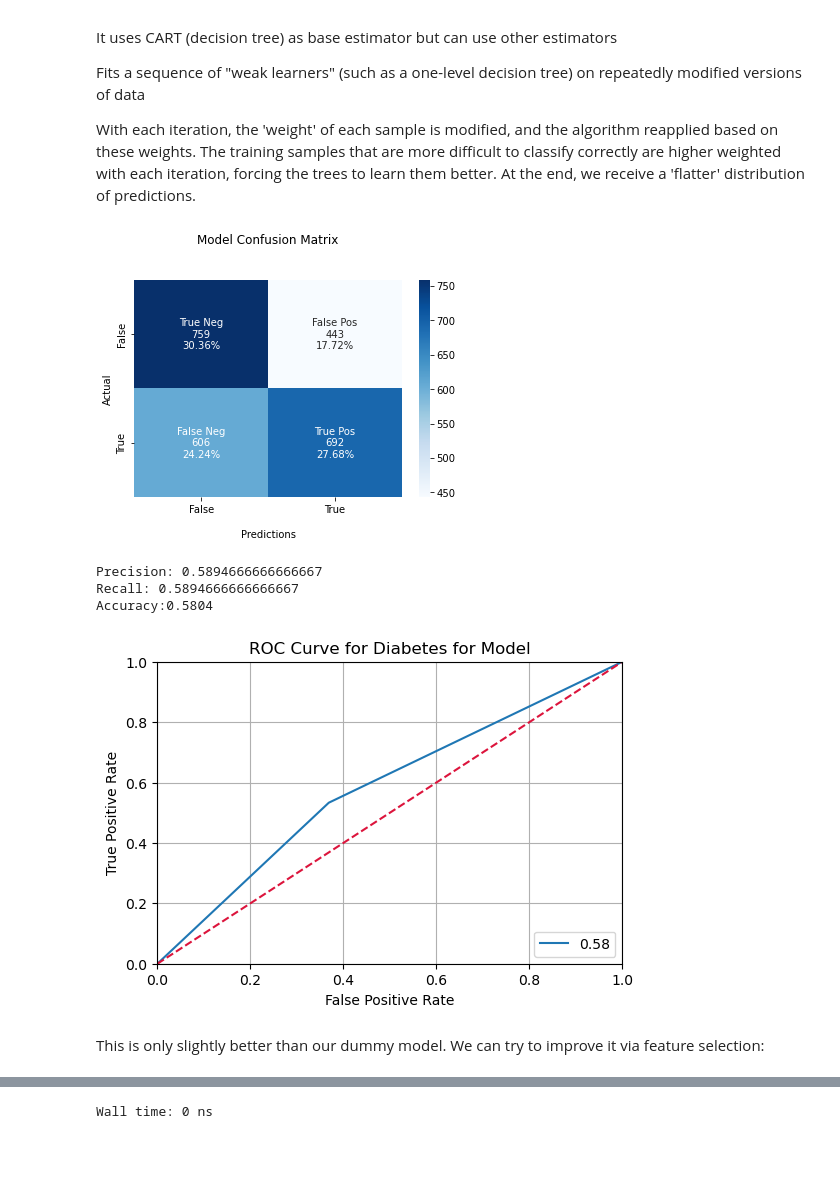
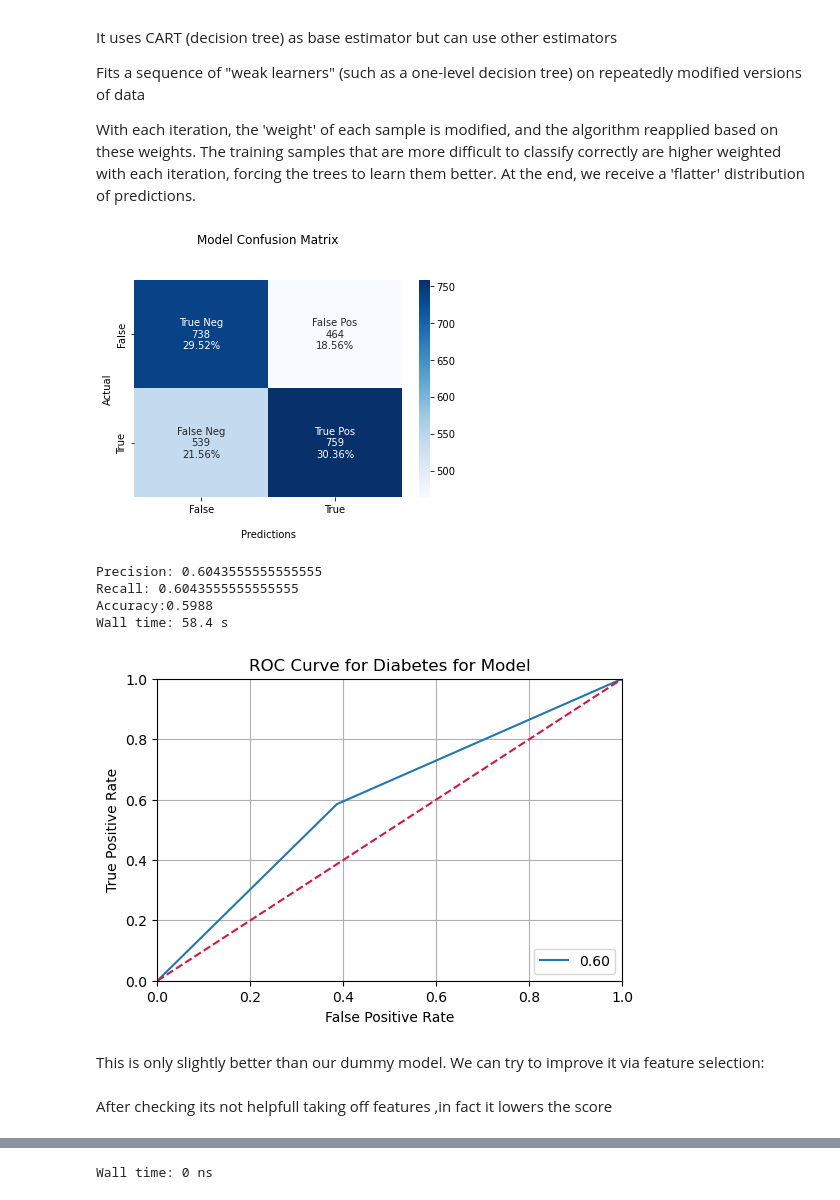
Before and after one commit to Aviost111/fashion_MNIST, a Jupyter notebook: cats__dogs_2_2.ipynb, the cells around one changed output, grey strips where cells are left out. Cells and saved outputs as stored; diff of their text form; code cells hidden in the pictures; blank space fills up the shorter version.

```diff
--- a/cats__dogs_2_2.ipynb
+++ b/cats__dogs_2_2.ipynb
@@ -191,3 +190,11 @@ print(" Shape of y_test = ", y_test2.shape)
  Shape of X_test =  (2500, 2500)
  Shape of y_train =  (22500,)
  Shape of y_test =  (2500,)
+# %%
+%%time
+scale_pipeline = Pipeline([
+ ("std_scaler", StandardScaler()),
+ ("pca", PCA(n_components=0.90, random_state=0,svd_solver='full')),
+])
+x_train_r = scale_pipeline.fit_transform(X_train2)
+x_test_r = scale_pipeline.transform(X_test2)
@@ -246,17 +261,17 @@ def confusion_matrix_show(cf_matrix):
 # dummy model, to see what a "bad score" would look like
 
 dummy_model = DummyClassifier()
-dummy_model.fit(X_train2,y_train2)
+dummy_model.fit(x_train_r,y_train2)
 
-y_predict = dummy_model.predict(X_test2)
+y_predict = dummy_model.predict(x_test_r)
 
-y_train_pred = cross_val_predict(dummy_model, X_train2, y_train2, cv=3)
+y_train_pred = cross_val_predict(dummy_model, x_train_r, y_train2, cv=3)
 
 precision = precision_score(y_train2, y_train_pred, average='micro')
 
 recall = recall_score(y_train2, y_train_pred, average='micro')
 
-accuracy = dummy_model.score(X_test2, y_test2)
+accuracy = dummy_model.score(x_test_r, y_test2)
 
 print(f"Precision: {precision}")
 print(f"Recall: {recall}")
@@ -299,34 +314,36 @@ Fits a sequence of "weak learners" (such as a one-level decision tree) on repeat
 
 With each iteration, the 'weight' of each sample is modified, and the algorithm reapplied based on these weights. The training samples that are more difficult to classify correctly are higher weighted with each iteration, forcing the trees to learn them better. At the end, we receive a 'flatter' distribution of predictions.
 # %%
+%%time
 adaboost = AdaBoostClassifier()
 
-adaboost.fit(X_train2,y_train2)
+adaboost.fit(x_train_r,y_train2)
 
-y_predict = adaboost.predict(X_test2)
+y_predict = adaboost.predict(x_test_r)
 
-y_train_pred = cross_val_predict(adaboost, X_train2, y_train2, cv=3)
+y_train_pred = cross_val_predict(adaboost, x_train_r, y_train2, cv=3)
 
 precision = precision_score(y_train2, y_train_pred, average='micro')
 
 recall = recall_score(y_train2, y_train_pred, average='micro')
 
-accuracy = adaboost.score(X_test2, y_test2)
+accuracy = adaboost.score(x_test_r, y_test2)
 
 
 confusion_matrix_show(confusion_matrix(y_test2, y_predict))
 
 print(f"Precision: {precision}")
 print(f"Recall: {recall}")
 print(f"Accuracy:{accuracy}")
 
 roc_show(y_test2,y_predict)
 # %% [output]
-[figure, old version]
+[figure, new version]
-Precision: 0.5894666666666667
-Recall: 0.5894666666666667
-Accuracy:0.5804
+Precision: 0.6043555555555555
+Recall: 0.6043555555555555
+Accuracy:0.5988
+Wall time: 58.4 s
-[figure, old version]
+[figure, new version]
 # %% [markdown]
 This is only slightly better than our dummy model. We can try to improve it via feature selection:
 # %%
@@ -350,3 +367,5 @@ X_train_fs, X_test_fs, fs = select_features(X_train2, y_train2, X_test2,2425)
+# %% [markdown]
+After checking its not helpfull taking off features ,in fact it lowers the score
 # %%
 %%time
 adaboost = AdaBoostClassifier()
```
Also changed, not shown: parts of 13 cells of this notebook.
